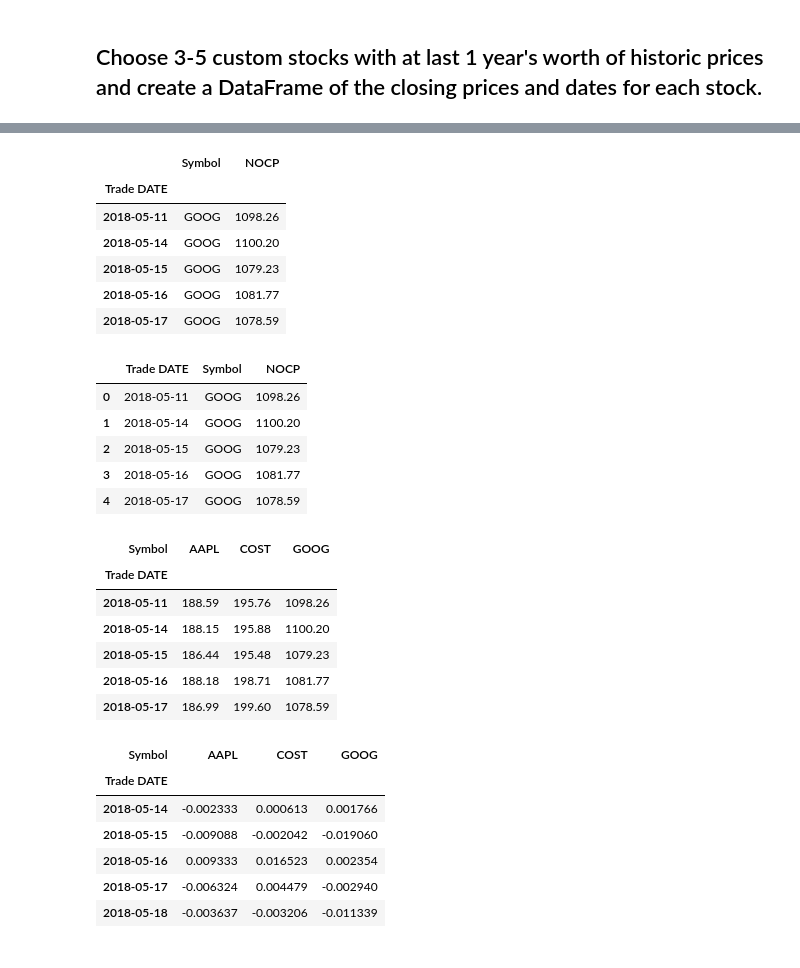
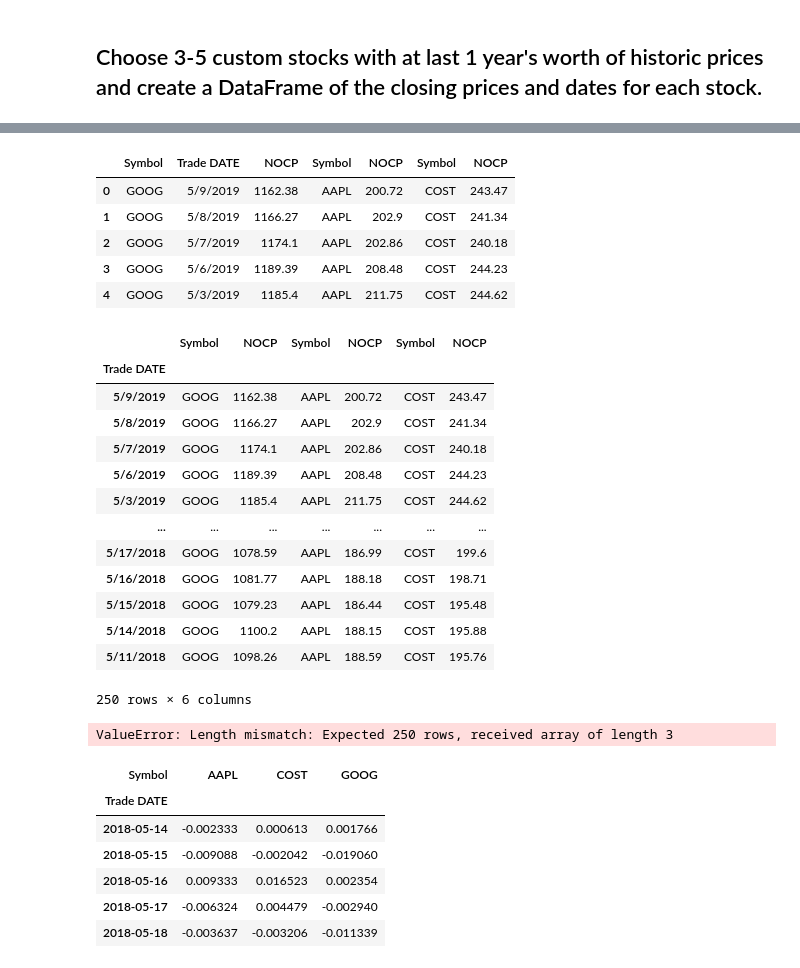
Before and after one commit to AndreasC93/pandas-homework, a Jupyter notebook: whale_analysis.ipynb, the cells around one changed output, grey strips where cells are left out. Saved outputs shown, nothing was run; the diff lists cells and outputs as text; code cells hidden in the pictures.

```diff
--- a/whale_analysis.ipynb
+++ b/whale_analysis.ipynb
@@ -348,4 +347,7 @@ In this section, you will build your own portfolio of stocks, calculate the retu
 # %%
 # Read the first stock
 # YOUR CODE HERE
+goog_hist_csv = Path("Resources/goog_historical.csv")
+goog_hist_csv = pd.read_csv(goog_hist_csv)
+goog_hist_csv
 # %% [output]
@@ -359,4 +367,7 @@ In this section, you will build your own portfolio of stocks, calculate the retu
 # %%
 # Read the second stock
 # YOUR CODE HERE
+aapl_hist_csv = Path("Resources/aapl_historical.csv")
+aapl_hist_csv = pd.read_csv(aapl_hist_csv)
+aapl_hist_csv
 # %% [output]
@@ -370,4 +387,7 @@ In this section, you will build your own portfolio of stocks, calculate the retu
 # %%
 # Read the third stock
 # YOUR CODE HERE
+cost_hist_csv = Path("Resources/cost_historical.csv")
+cost_hist_csv = pd.read_csv(cost_hist_csv)
+cost_hist_csv
 # %% [output]
@@ -381,35 +407,41 @@ In this section, you will build your own portfolio of stocks, calculate the retu
 # %%
 # Concatenate all stocks into a single DataFrame
 # YOUR CODE HERE
+custom_master = pd.concat([goog_hist_csv, aapl_hist_csv, cost_hist_csv], axis="columns", join="inner")
+custom_master = custom_master.T.drop_duplicates().T
+custom_master.head()
 # %% [output]
-|  | Symbol | NOCP |
-| Trade DATE |  |  |
-| 2018-05-11 | GOOG | 1098.26 |
-| 2018-05-14 | GOOG | 1100.20 |
-| 2018-05-15 | GOOG | 1079.23 |
-| 2018-05-16 | GOOG | 1081.77 |
-| 2018-05-17 | GOOG | 1078.59 |
+|  | Symbol | Trade DATE | NOCP | Symbol | NOCP | Symbol | NOCP |
+| 0 | GOOG | 5/9/2019 | 1162.38 | AAPL | 200.72 | COST | 243.47 |
+| 1 | GOOG | 5/8/2019 | 1166.27 | AAPL | 202.9 | COST | 241.34 |
+| 2 | GOOG | 5/7/2019 | 1174.1 | AAPL | 202.86 | COST | 240.18 |
+| 3 | GOOG | 5/6/2019 | 1189.39 | AAPL | 208.48 | COST | 244.23 |
+| 4 | GOOG | 5/3/2019 | 1185.4 | AAPL | 211.75 | COST | 244.62 |
 # %%
 # Reset the index
 # YOUR CODE HERE
+custom_master.set_index('Trade DATE')
 # %% [output]
-|  | Trade DATE | Symbol | NOCP |
-| 0 | 2018-05-11 | GOOG | 1098.26 |
-| 1 | 2018-05-14 | GOOG | 1100.20 |
-| 2 | 2018-05-15 | GOOG | 1079.23 |
-| 3 | 2018-05-16 | GOOG | 1081.77 |
-| 4 | 2018-05-17 | GOOG | 1078.59 |
+|  | Symbol | NOCP | Symbol | NOCP | Symbol | NOCP |
+| Trade DATE |  |  |  |  |  |  |
+| 5/9/2019 | GOOG | 1162.38 | AAPL | 200.72 | COST | 243.47 |
+| 5/8/2019 | GOOG | 1166.27 | AAPL | 202.9 | COST | 241.34 |
+| 5/7/2019 | GOOG | 1174.1 | AAPL | 202.86 | COST | 240.18 |
+| 5/6/2019 | GOOG | 1189.39 | AAPL | 208.48 | COST | 244.23 |
+| 5/3/2019 | GOOG | 1185.4 | AAPL | 211.75 | COST | 244.62 |
+| ... | ... | ... | ... | ... | ... | ... |
+| 5/17/2018 | GOOG | 1078.59 | AAPL | 186.99 | COST | 199.6 |
+| 5/16/2018 | GOOG | 1081.77 | AAPL | 188.18 | COST | 198.71 |
+| 5/15/2018 | GOOG | 1079.23 | AAPL | 186.44 | COST | 195.48 |
+| 5/14/2018 | GOOG | 1100.2 | AAPL | 188.15 | COST | 195.88 |
+| 5/11/2018 | GOOG | 1098.26 | AAPL | 188.59 | COST | 195.76 |
+250 rows × 6 columns
 # %%
 # Pivot so that each column of prices represents a unique symbol
 # YOUR CODE HERE
+custom_master.pivot(index='Trade DATE', columns=['GOOG', 'AAPL', 'COST'])
 # %% [output]
-| Symbol | AAPL | COST | GOOG |
-| Trade DATE |  |  |  |
-| 2018-05-11 | 188.59 | 195.76 | 1098.26 |
-| 2018-05-14 | 188.15 | 195.88 | 1100.20 |
-| 2018-05-15 | 186.44 | 195.48 | 1079.23 |
-| 2018-05-16 | 188.18 | 198.71 | 1081.77 |
-| 2018-05-17 | 186.99 | 199.60 | 1078.59 |
+ValueError: Length mismatch: Expected 250 rows, received array of length 3
 # %%
 # Drop Nulls
 # YOUR CODE HERE
```
Also changed, not shown: parts of 6 cells of this notebook.
